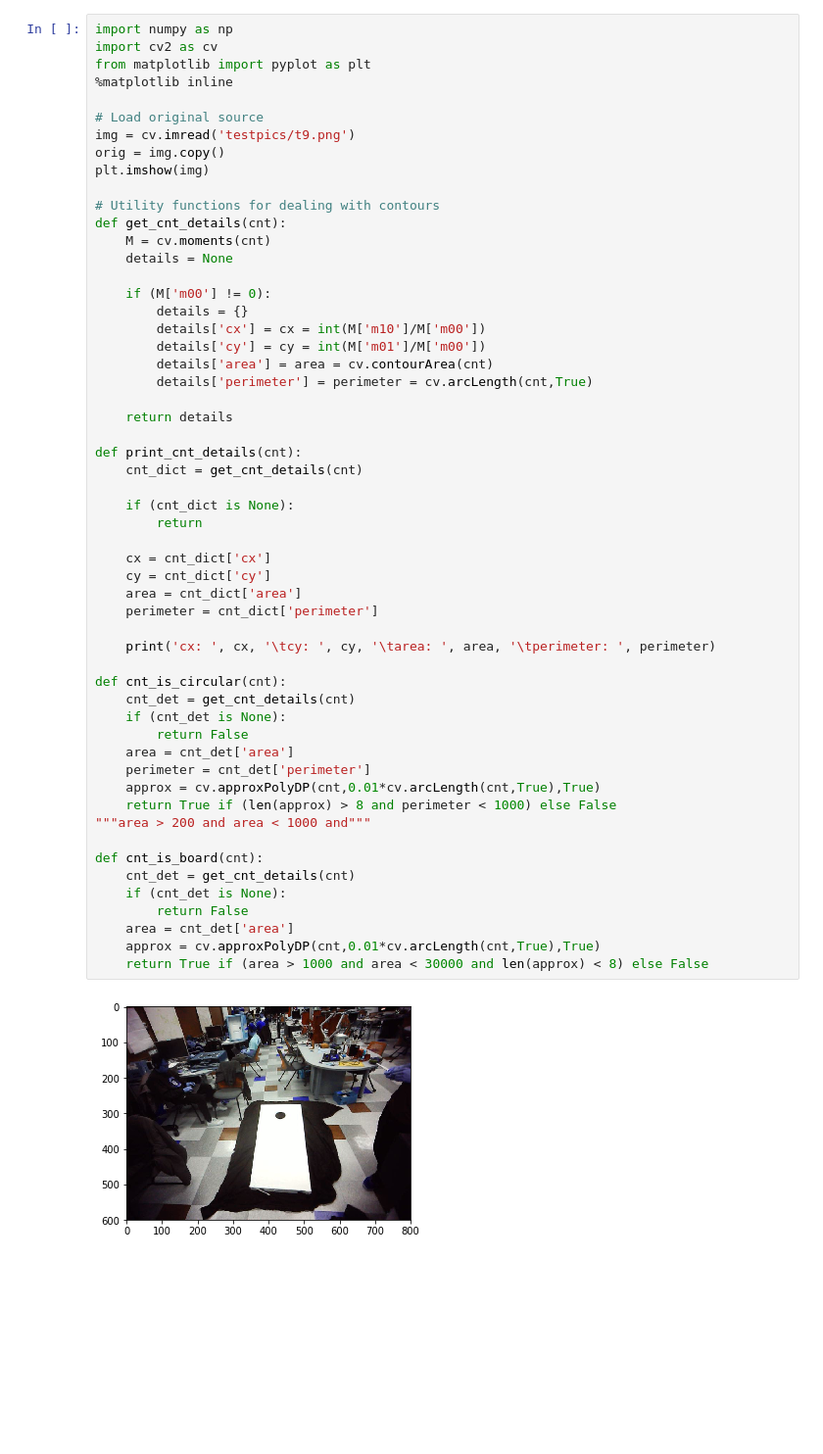
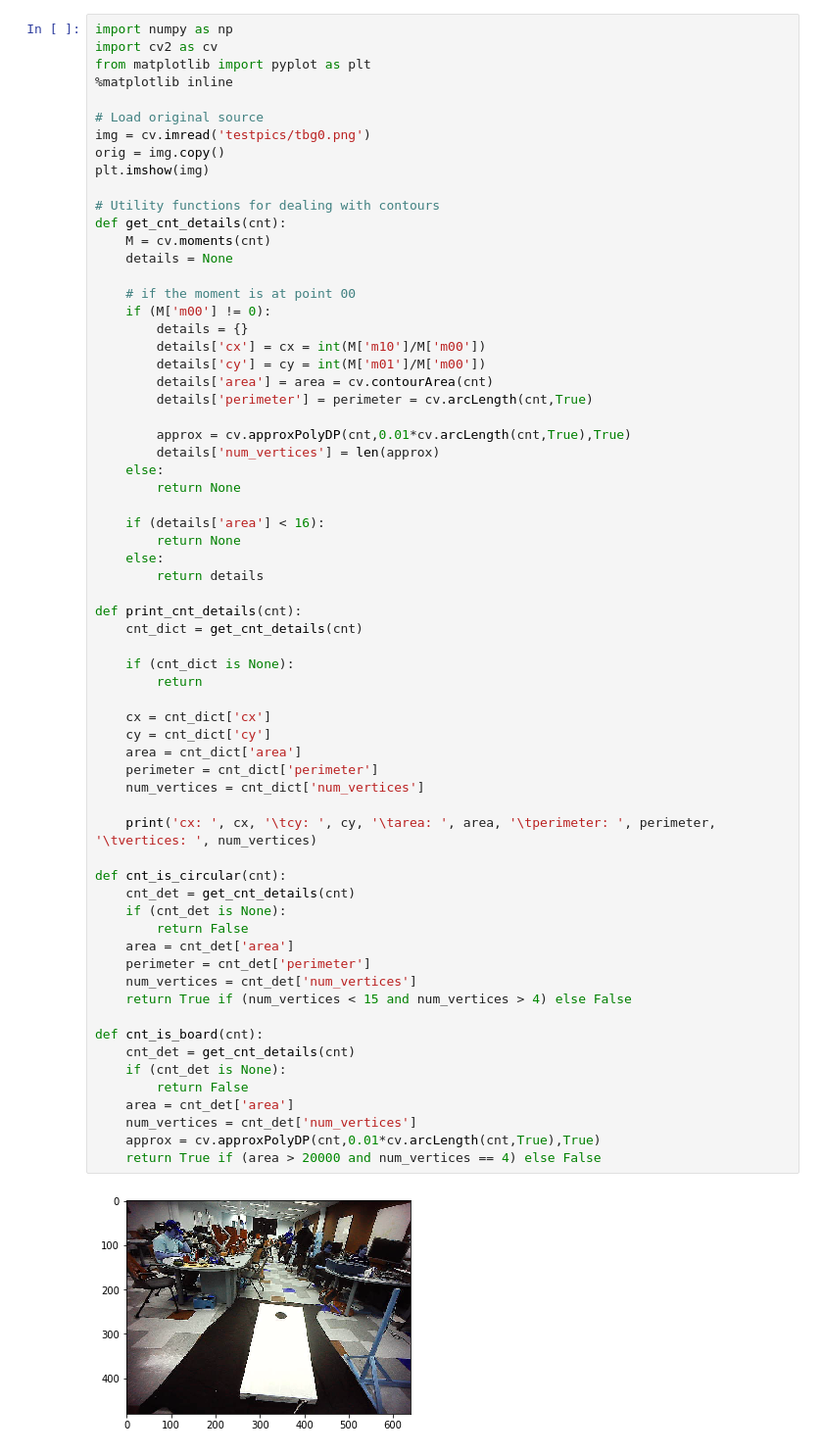
Before and after one commit to awlevin/cornhole-fiesta, a Jupyter notebook: opencv/Cornhole.ipynb, the cells around one changed output. Shown at 98% size. Drawn from its saved outputs; the diff is of its cells as text; blank space fills up the shorter version.

```diff
--- a/opencv/Cornhole.ipynb
+++ b/opencv/Cornhole.ipynb
@@ -5,7 +5,7 @@ from matplotlib import pyplot as plt
 %matplotlib inline
 
 # Load original source
-img = cv.imread('testpics/t9.png')
+img = cv.imread('testpics/tbg0.png')
 orig = img.copy()
 plt.imshow(img)
 
@@ -14,6 +14,7 @@ def get_cnt_details(cnt):
     M = cv.moments(cnt)
     details = None
 
+    # if the moment is at point 00
     if (M['m00'] != 0):
         details = {}
         details['cx'] = cx = int(M['m10']/M['m00'])
@@ -21,37 +22,46 @@ def get_cnt_details(cnt):
         details['area'] = area = cv.contourArea(cnt)
         details['perimeter'] = perimeter = cv.arcLength(cnt,True)
 
-    return details
+        approx = cv.approxPolyDP(cnt,0.01*cv.arcLength(cnt,True),True)
+        details['num_vertices'] = len(approx)
+    else:
+        return None
+
+    if (details['area'] < 16):
+        return None
+    else:
+        return details
 
 def print_cnt_details(cnt):
     cnt_dict = get_cnt_details(cnt)
 
     if (cnt_dict is None):
         return
 
     cx = cnt_dict['cx']
     cy = cnt_dict['cy']
     area = cnt_dict['area']
     perimeter = cnt_dict['perimeter']
+    num_vertices = cnt_dict['num_vertices']
 
-    print('cx: ', cx, '\tcy: ', cy, '\tarea: ', area, '\tperimeter: ', perimeter)
+    print('cx: ', cx, '\tcy: ', cy, '\tarea: ', area, '\tperimeter: ', perimeter, '\tvertices: ', num_vertices)
 
 def cnt_is_circular(cnt):
     cnt_det = get_cnt_details(cnt)
     if (cnt_det is None):
         return False
     area = cnt_det['area']
     perimeter = cnt_det['perimeter']
-    approx = cv.approxPolyDP(cnt,0.01*cv.arcLength(cnt,True),True)
-    return True if (len(approx) > 8 and perimeter < 1000) else False
-"""area > 200 and area < 1000 and"""
+    num_vertices = cnt_det['num_vertices']
+    return True if (num_vertices < 15 and num_vertices > 4) else False
 
 def cnt_is_board(cnt):
     cnt_det = get_cnt_details(cnt)
     if (cnt_det is None):
         return False
     area = cnt_det['area']
+    num_vertices = cnt_det['num_vertices']
     approx = cv.approxPolyDP(cnt,0.01*cv.arcLength(cnt,True),True)
-    return True if (area > 1000 and area < 30000 and len(approx) < 8) else False
+    return True if (area > 20000 and num_vertices == 4) else False
 # %% [output]
-[figure, old version]
+[figure, new version]
```
Also changed, not shown: parts of 3 cells of this notebook, 1 other file.
